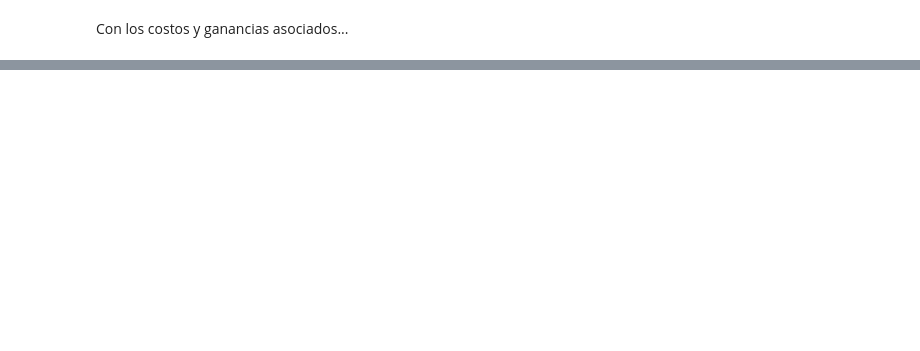
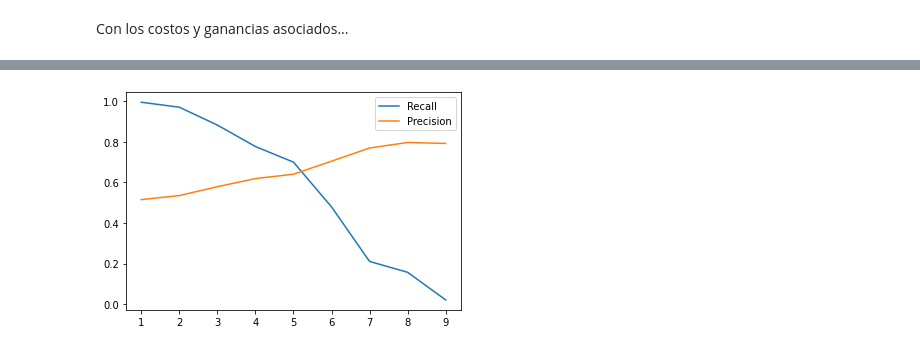
Before and after one commit to PabloSoligo2014/3670-UNLaM-CD, a Jupyter notebook: 06_Others/02_TunedThresoldClassifierCV.ipynb, the cells around one changed output, grey strips where cells are left out. Drawn from its saved outputs; the diff is of its cells as text; code cells hidden in the pictures; blank space fills up the shorter version.

Commit message:
TunedThreshold

```diff
--- a/06_Others/02_TunedThresoldClassifierCV.ipynb
+++ b/06_Others/02_TunedThresoldClassifierCV.ipynb
@@ -230,0 +172,7 @@ print(myscore(y_test, y_pred))
+# %%
+ppdf = pd.DataFrame({"y_test":y_test,
+                     "y_proba_c0":model.predict_proba(X_test)[:, 0],
+                     "y_proba_ci":model.predict_proba(X_test)[:, 1]})
+# %%
+ppdf.sort_values(by='y_proba_ci', ascending=False, inplace=True)
+ppdf
@@ -230,0 +193,16 @@ print(myscore(y_test, y_pred))
+# %%
+from sklearn.metrics import precision_score
+recalls = []
+precisions = []
+for i in range(1, 10):
+    threshold = i / 10
+    ppdf[f"y_pred_{threshold}"] = ppdf["y_proba_ci"] > threshold
+    recalls.append(recall_score(ppdf["y_test"], ppdf[f"y_pred_{threshold}"]))
+    precisions.append(precision_score(ppdf["y_test"], ppdf[f"y_pred_{threshold}"]))
+
+plt.plot(range(1, 10), recalls, label="Recall")
+plt.plot(range(1, 10), precisions, label="Precision")
+plt.legend()
+plt.show()
+# %% [output]
+[figure, added]
```
Also changed, not shown: parts of 19 cells of this notebook, 1 other file.
